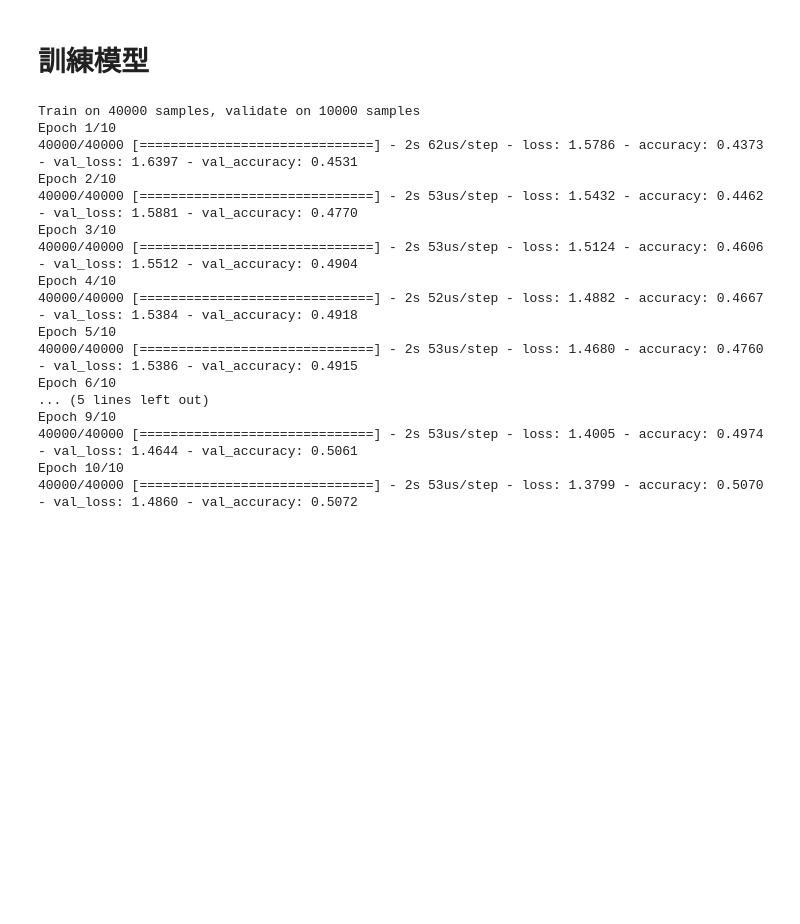
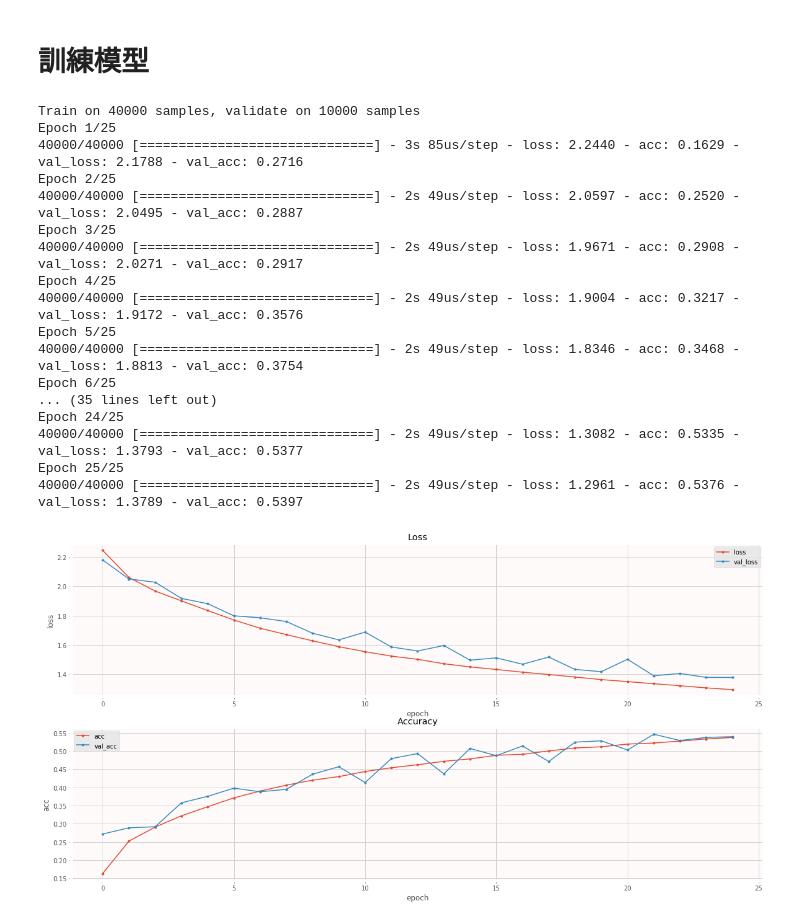
Before and after one commit to penguinwang96825/ML100Days, a Jupyter notebook: homework/Day071/Day71-使用損失函數_HW.ipynb, the cells around one changed output. Cells and saved outputs as stored; diff of their text form; code cells hidden in the pictures; blank space fills up the shorter version.

```diff
--- a/homework/Day071/Day71-使用損失函數_HW.ipynb
+++ b/homework/Day071/Day71-使用損失函數_HW.ipynb
@@ -115,26 +115,31 @@ except :
 # %% [markdown]
 # 訓練模型
 # %%
-model.compile(loss='categorical_crossentropy', optimizer='sgd', metrics=['accuracy'])
-history = model.fit(x=x_img_train_normalize, y=y_label_train_OneHot, epochs=10, batch_size=256, validation_split=0.2)
+model.compile(loss='categorical_crossentropy', optimizer='sgd', metrics=['acc'])
+history = model.fit(x=x_img_train_normalize,
+                    y=y_label_train_OneHot,
+                    epochs=25,
+                    batch_size=256,
+                    validation_split=0.2,
+                    verbose=1)
 # %% [output]
 Train on 40000 samples, validate on 10000 samples
-Epoch 1/10
-40000/40000 [==============================] - 2s 62us/step - loss: 1.5786 - accuracy: 0.4373 - val_loss: 1.6397 - val_accuracy: 0.4531
-Epoch 2/10
-40000/40000 [==============================] - 2s 53us/step - loss: 1.5432 - accuracy: 0.4462 - val_loss: 1.5881 - val_accuracy: 0.4770
-Epoch 3/10
-40000/40000 [==============================] - 2s 53us/step - loss: 1.5124 - accuracy: 0.4606 - val_loss: 1.5512 - val_accuracy: 0.4904
-Epoch 4/10
-40000/40000 [==============================] - 2s 52us/step - loss: 1.4882 - accuracy: 0.4667 - val_loss: 1.5384 - val_accuracy: 0.4918
-Epoch 5/10
-40000/40000 [==============================] - 2s 53us/step - loss: 1.4680 - accuracy: 0.4760 - val_loss: 1.5386 - val_accuracy: 0.4915
-Epoch 6/10
-... (5 lines left out)
-Epoch 9/10
-40000/40000 [==============================] - 2s 53us/step - loss: 1.4005 - accuracy: 0.4974 - val_loss: 1.4644 - val_accuracy: 0.5061
-Epoch 10/10
-40000/40000 [==============================] - 2s 53us/step - loss: 1.3799 - accuracy: 0.5070 - val_loss: 1.4860 - val_accuracy: 0.5072
+Epoch 1/25
+40000/40000 [==============================] - 3s 85us/step - loss: 2.2440 - acc: 0.1629 - val_loss: 2.1788 - val_acc: 0.2716
+Epoch 2/25
+40000/40000 [==============================] - 2s 49us/step - loss: 2.0597 - acc: 0.2520 - val_loss: 2.0495 - val_acc: 0.2887
+Epoch 3/25
+40000/40000 [==============================] - 2s 49us/step - loss: 1.9671 - acc: 0.2908 - val_loss: 2.0271 - val_acc: 0.2917
+Epoch 4/25
+40000/40000 [==============================] - 2s 49us/step - loss: 1.9004 - acc: 0.3217 - val_loss: 1.9172 - val_acc: 0.3576
+Epoch 5/25
+40000/40000 [==============================] - 2s 49us/step - loss: 1.8346 - acc: 0.3468 - val_loss: 1.8813 - val_acc: 0.3754
+Epoch 6/25
+... (35 lines left out)
+Epoch 24/25
+40000/40000 [==============================] - 2s 49us/step - loss: 1.3082 - acc: 0.5335 - val_loss: 1.3793 - val_acc: 0.5377
+Epoch 25/25
+40000/40000 [==============================] - 2s 49us/step - loss: 1.2961 - acc: 0.5376 - val_loss: 1.3789 - val_acc: 0.5397
 # %%
 import matplotlib.pyplot as plt
 plt.style.use('ggplot')
@@ -179,3 +184,7 @@ def plot_history(history):
     plt.xlabel('epoch')
     plt.ylabel('acc')
     plt.show()
+# %%
+plot_history(history)
+# %% [output]
+[figure, added]
```
Also changed, not shown: parts of 2 cells of this notebook.
